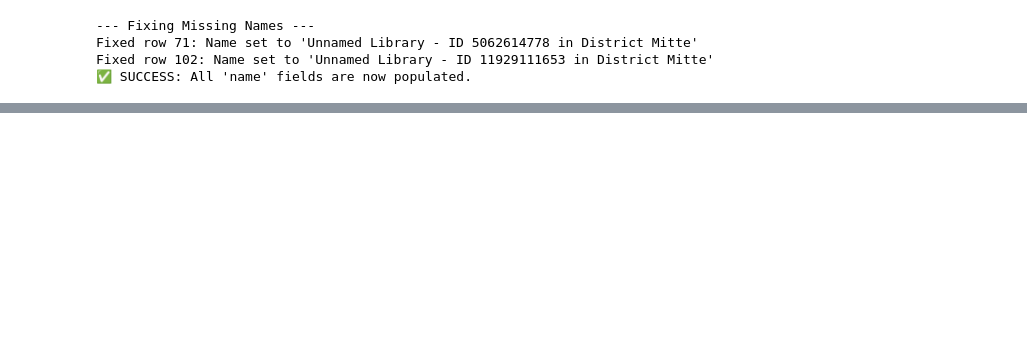
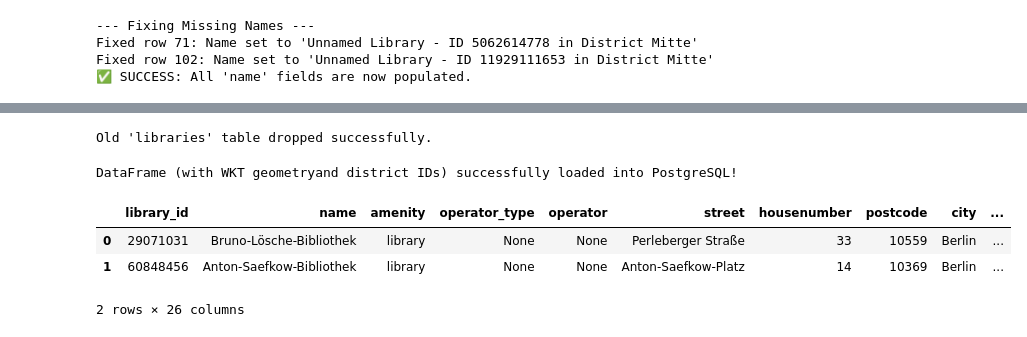
Before and after one commit to Nigar1209/berlin-poi-osm-pipeline, a Jupyter notebook: libraries/libraries-data-transformation.ipynb, the cells around one changed output, grey strips where cells are left out. Saved outputs shown, nothing was run; the diff lists cells and outputs as text; code cells hidden in the pictures; blank space fills up the shorter version.

```diff
--- a/libraries/libraries-data-transformation.ipynb
+++ b/libraries/libraries-data-transformation.ipynb
@@ -1115,0 +1029,21 @@ CREATE INDEX IF NOT EXISTS idx_libraries_district
+# %%
+# Conection
+host = 'localhost'
+port = '5433'
+database = 'layereddb'
+schema='berlin_source_data'
+
+#connection to db after you opened tunnel
+engine = create_engine(f'postgresql+psycopg2://{user_name}:{password}@{host}:{port}/{database}')
+# %%
+# Drop the Old Table (Important!)
+
+from sqlalchemy import text
+
+drop_table_query = f"DROP TABLE IF EXISTS {schema}.libraries CASCADE;"
+with engine.connect() as conn:
+    conn.execute(text(drop_table_query))
+    conn.commit()
+print("Old 'libraries' table dropped successfully.")
+# %% [output]
+Old 'libraries' table dropped successfully.
@@ -1115,0 +1121,32 @@ CREATE INDEX IF NOT EXISTS idx_libraries_district
+# %%
+# Insert the Data
+#  Send the DataFrame to the database using .to_sql()
+library_df_district.to_sql(
+    'libraries',
+    engine,
+    schema=schema,
+    if_exists='append', # ✅ keeps table, just inserts data
+    index=False
+)
+
+
+print("DataFrame (with WKT geometryand district IDs) successfully loaded into PostgreSQL!")
+# %% [output]
+DataFrame (with WKT geometryand district IDs) successfully loaded into PostgreSQL!
+# %%
+##let's query test data!
+query = f"""
+SELECT *
+from berlin_source_data.libraries
+"""
+
+# Execute the query
+with engine.connect() as conn:
+    df= pd.read_sql(text(query), conn)
+    conn.commit()  # commit the transaction
+df.head(2)
+# %% [output]
+|  | library_id | name | amenity | operator_type | operator | street | housenumber | postcode | city | ... |
+| 0 | 29071031 | Bruno-Lösche-Bibliothek | library | None | None | Perleberger Straße | 33 | 10559 | Berlin | ... |
+| 1 | 60848456 | Anton-Saefkow-Bibliothek | library | None | None | Anton-Saefkow-Platz | 14 | 10369 | Berlin | ... |
+2 rows × 26 columns
```
Also changed, not shown: parts of 26 cells of this notebook, 6 other files.
